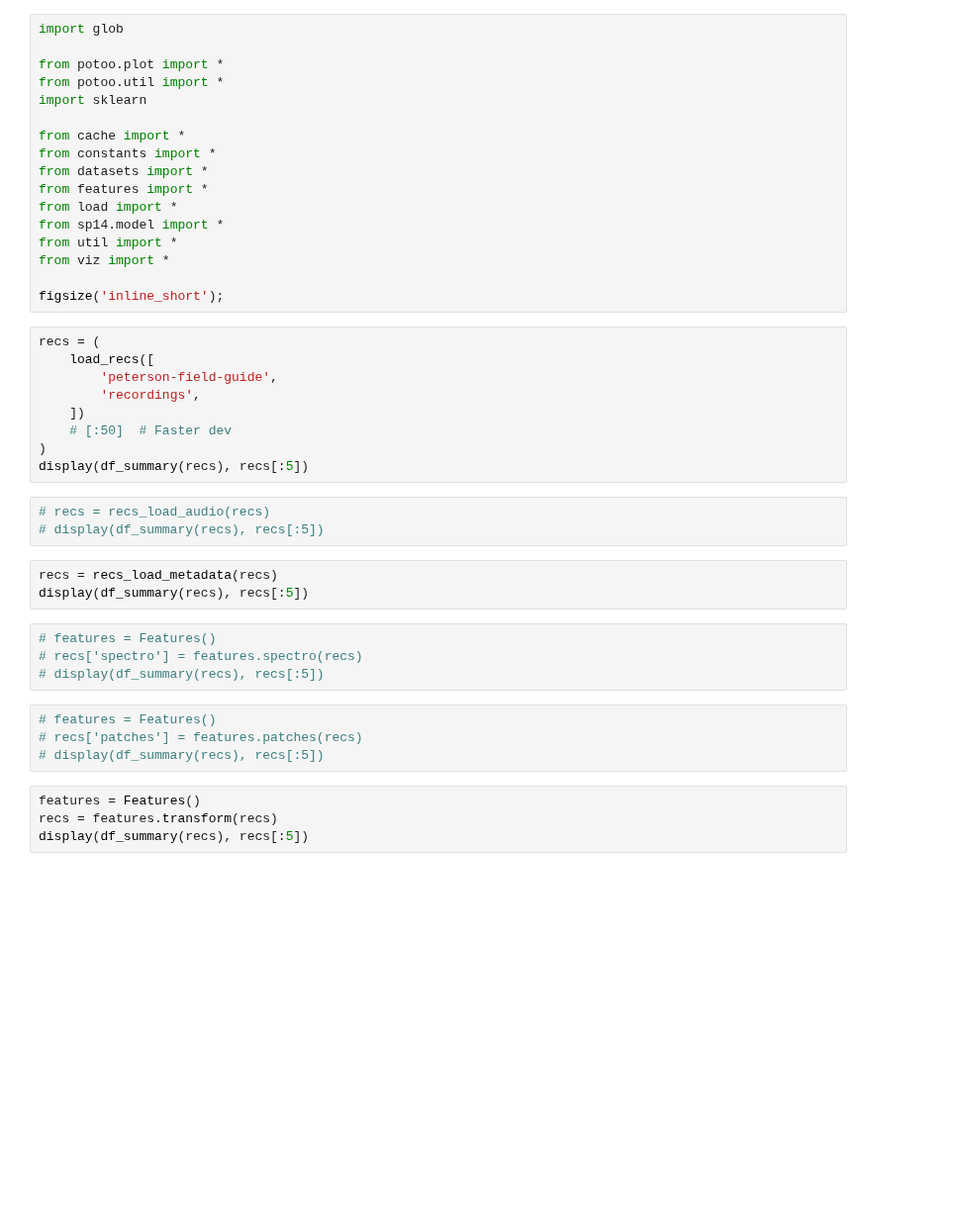
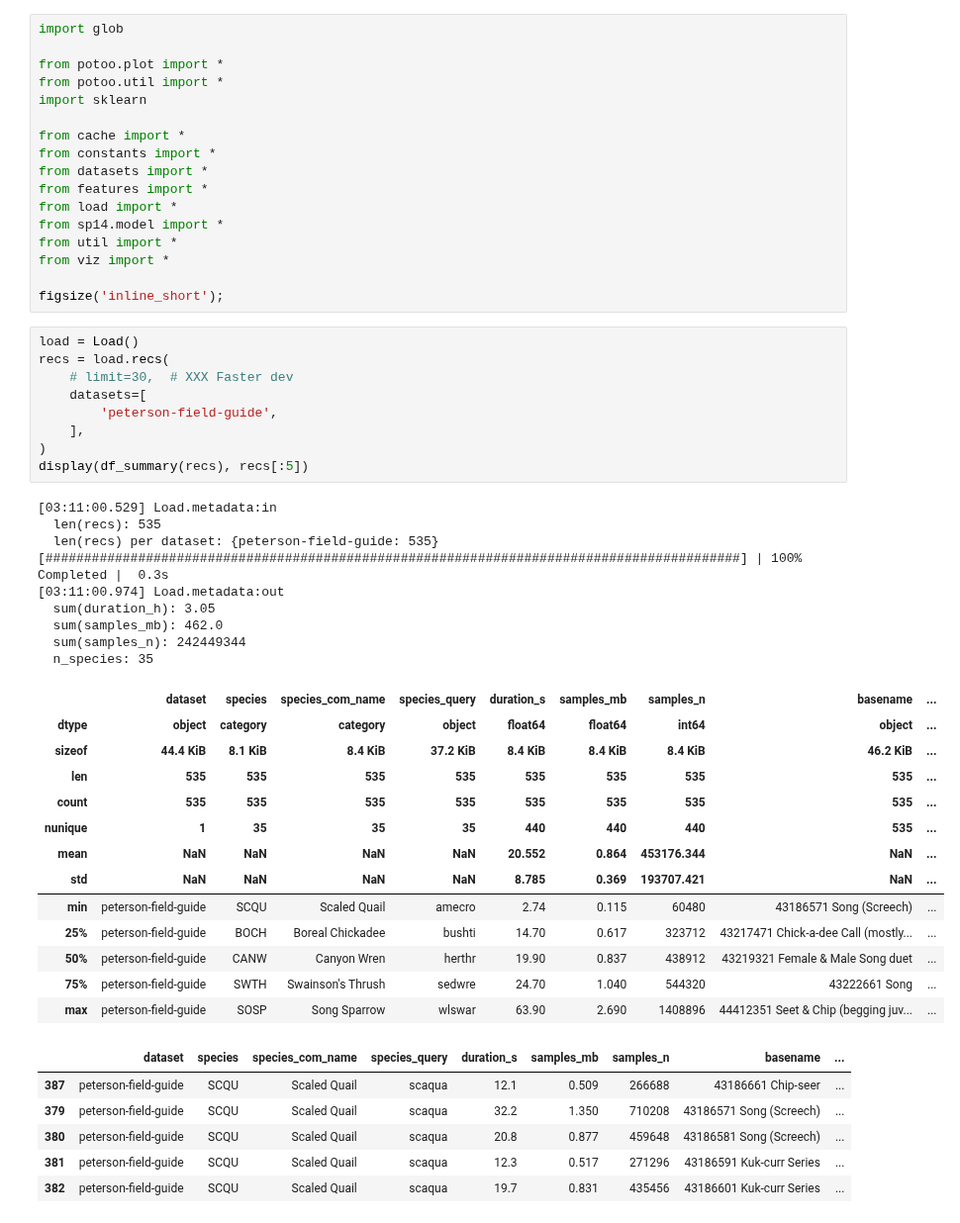
Before and after one commit to jdanbrown/birdgram, a Jupyter notebook: features/notebooks/20180527_fit_projection.ipynb, the cells around one changed output. Shown at 99% size. Saved outputs shown, nothing was run; the diff lists cells and outputs as text; blank space fills up the shorter version.

```diff
--- a/features/notebooks/20180527_fit_projection.ipynb
+++ b/features/notebooks/20180527_fit_projection.ipynb
@@ -16,32 +16,43 @@ from viz import *
 
 figsize('inline_short');
 # %%
-recs = (
-    load_recs([
+load = Load()
+recs = load.recs(
+    # limit=30,  # XXX Faster dev
+    datasets=[
         'peterson-field-guide',
-        'recordings',
-    ])
-    # [:50]  # Faster dev
+    ],
 )
 display(df_summary(recs), recs[:5])
+# %% [output]
+[03:11:00.529] Load.metadata:in
+  len(recs): 535
+  len(recs) per dataset: {peterson-field-guide: 535}
+[##########################################################################################] | 100% Completed |  0.3s
+[03:11:00.974] Load.metadata:out
+  sum(duration_h): 3.05
+  sum(samples_mb): 462.0
+  sum(samples_n): 242449344
+  n_species: 35
+|  | dataset | species | species_com_name | species_query | duration_s | samples_mb | samples_n | basename | ... |
+| dtype | object | category | category | object | float64 | float64 | int64 | object | ... |
+| sizeof | 44.4 KiB | 8.1 KiB | 8.4 KiB | 37.2 KiB | 8.4 KiB | 8.4 KiB | 8.4 KiB | 46.2 KiB | ... |
+| len | 535 | 535 | 535 | 535 | 535 | 535 | 535 | 535 | ... |
+| count | 535 | 535 | 535 | 535 | 535 | 535 | 535 | 535 | ... |
+| nunique | 1 | 35 | 35 | 35 | 440 | 440 | 440 | 535 | ... |
+| mean | NaN | NaN | NaN | NaN | 20.552 | 0.864 | 453176.344 | NaN | ... |
+| std | NaN | NaN | NaN | NaN | 8.785 | 0.369 | 193707.421 | NaN | ... |
+| min | peterson-field-guide | SCQU | Scaled Quail | amecro | 2.74 | 0.115 | 60480 | 43186571 Song (Screech) | ... |
+| 25% | peterson-field-guide | BOCH | Boreal Chickadee | bushti | 14.70 | 0.617 | 323712 | 43217471 Chick-a-dee Call (mostly... | ... |
+| 50% | peterson-field-guide | CANW | Canyon Wren | herthr | 19.90 | 0.837 | 438912 | 43219321 Female & Male Song duet | ... |
+| 75% | peterson-field-guide | SWTH | Swainson's Thrush | sedwre | 24.70 | 1.040 | 544320 | 43222661 Song | ... |
+| max | peterson-field-guide | SOSP | Song Sparrow | wlswar | 63.90 | 2.690 | 1408896 | 44412351 Seet & Chip (begging juv... | ... |
+|  | dataset | species | species_com_name | species_query | duration_s | samples_mb | samples_n | basename | ... |
+| 387 | peterson-field-guide | SCQU | Scaled Quail | scaqua | 12.1 | 0.509 | 266688 | 43186661 Chip-seer | ... |
+| 379 | peterson-field-guide | SCQU | Scaled Quail | scaqua | 32.2 | 1.350 | 710208 | 43186571 Song (Screech) | ... |
+| 380 | peterson-field-guide | SCQU | Scaled Quail | scaqua | 20.8 | 0.877 | 459648 | 43186581 Song (Screech) | ... |
+| 381 | peterson-field-guide | SCQU | Scaled Quail | scaqua | 12.3 | 0.517 | 271296 | 43186591 Kuk-curr Series | ... |
+| 382 | peterson-field-guide | SCQU | Scaled Quail | scaqua | 19.7 | 0.831 | 435456 | 43186601 Kuk-curr Series | ... |
-# %%
-# recs = recs_load_audio(recs)
-# display(df_summary(recs), recs[:5])
-# %%
-recs = recs_load_metadata(recs)
-display(df_summary(recs), recs[:5])
-# %%
-# features = Features()
-# recs['spectro'] = features.spectro(recs)
-# display(df_summary(recs), recs[:5])
-# %%
-# features = Features()
-# recs['patches'] = features.patches(recs)
-# display(df_summary(recs), recs[:5])
-# %%
-features = Features()
-recs = features.transform(recs)
-display(df_summary(recs), recs[:5])
 # %%
 # Stats
 (recs
```
Also changed, not shown: parts of 5 cells of this notebook, 10 other files.
